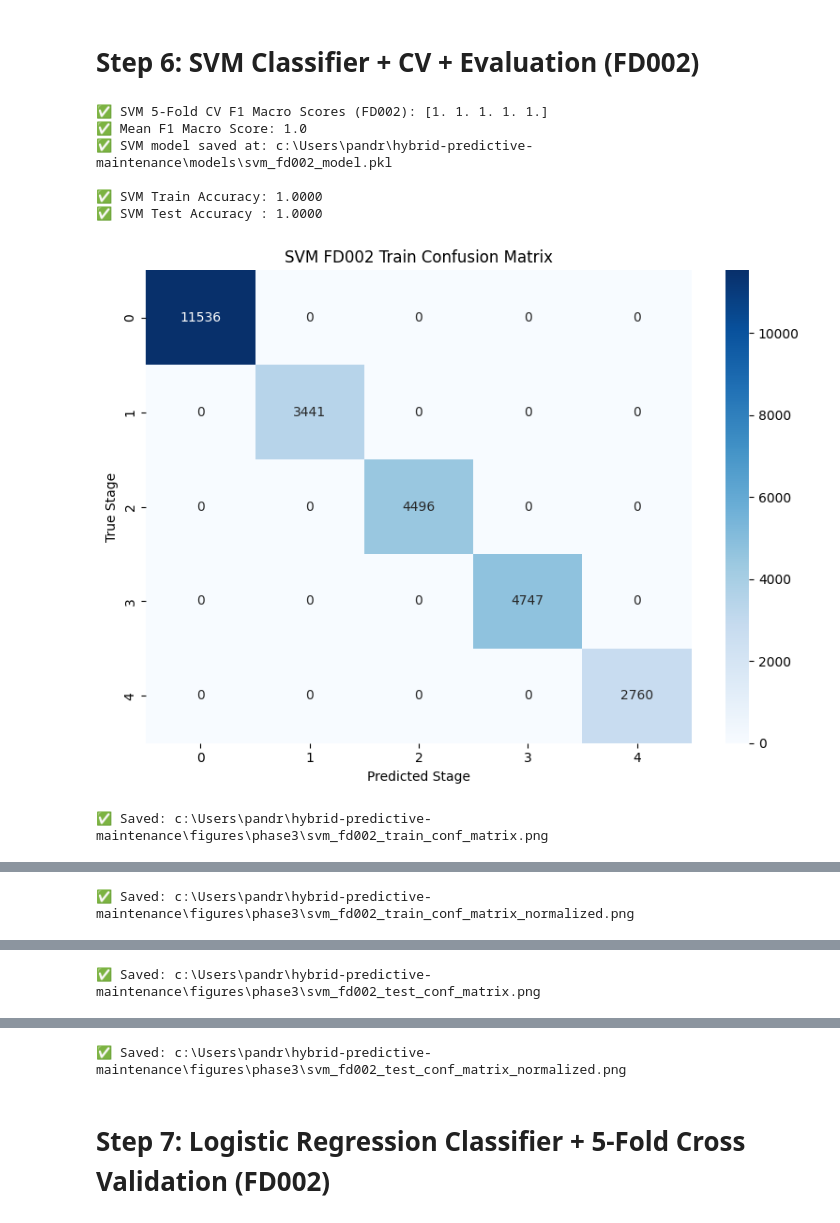
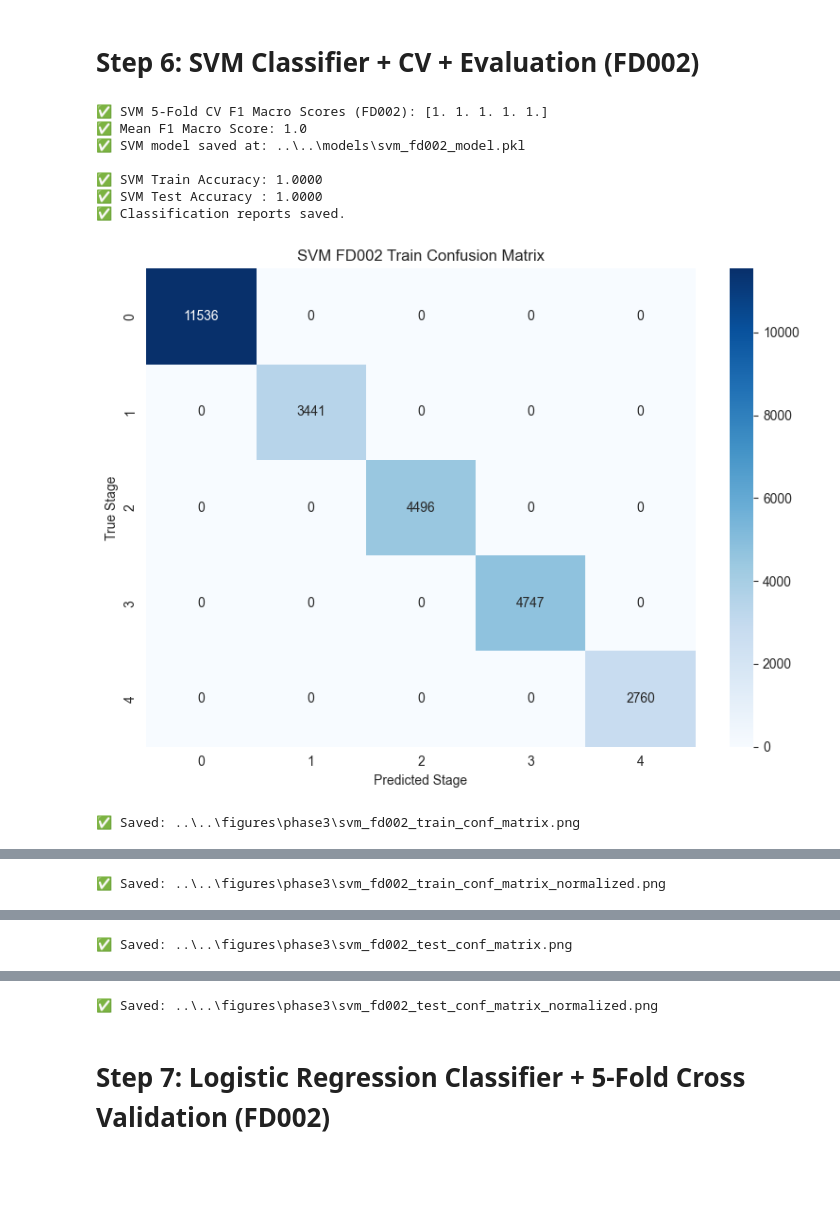
Before and after one commit to sunkenship2025/hybrid-predictive-maintenance, a Jupyter notebook: notebooks/phase3/fd002_classification.ipynb, the cells around one changed output, grey strips where cells are left out. Cells and saved outputs as stored; diff of their text form; code cells hidden in the pictures; blank space fills up the shorter version.

```diff
--- a/notebooks/phase3/fd002_classification.ipynb
+++ b/notebooks/phase3/fd002_classification.ipynb
@@ -93,0 +109,14 @@ Name: count, dtype: int64
+# %%
+# ============================================================
+# Step A: Add Rolling Statistics — Feature Engineering (FD002)
+# ============================================================
+
+ROLLING_WINDOW = 5  # past 5 time steps
+rolling_sensors_fd002 = ['sensor_16', 'sensor_1', 'sensor_19', 'sensor_13', 'sensor_12']
+
+# Use groupby to compute rolling per engine unit
+for sensor in rolling_sensors_fd002:
+    df_fd002[f'{sensor}_roll_mean'] = df_fd002.groupby('unit')[sensor].rolling(window=ROLLING_WINDOW, min_periods=1).mean().reset_index(drop=True)
+    df_fd002[f'{sensor}_roll_std'] = df_fd002.groupby('unit')[sensor].rolling(window=ROLLING_WINDOW, min_periods=1).std().reset_index(drop=True).fillna(0)
+
+print("✅ Rolling mean and std features added for top-variance sensors in FD002.")
@@ -597,14 +677,15 @@ from sklearn.model_selection import StratifiedKFold, cross_val_score
 from sklearn.metrics import accuracy_score, classification_report, confusion_matrix
 import seaborn as sns
 import matplotlib.pyplot as plt
+import numpy as np
 import joblib
 import os
-import numpy as np
 
 # 1. Initialize SVM Classifier
 svm_model_fd002 = SVC(
     kernel='rbf',
     class_weight='balanced',
+    probability=False,  # No need for prob estimates now
     random_state=RANDOM_STATE
 )
 
@@ -626,11 +707,11 @@ print("✅ Mean F1 Macro Score:", np.mean(cv_scores_svm_fd002))
 svm_model_fd002.fit(X_train_scaled_fd002_clean, y_train_fd002_clean)
 
 # 4. Save model
-svm_model_path = os.path.abspath(os.path.join('..', '..', 'models', 'svm_fd002_model.pkl'))
+svm_model_path = os.path.join('..', '..', 'models', 'svm_fd002_model.pkl')
 joblib.dump(svm_model_fd002, svm_model_path)
 print(f"✅ SVM model saved at: {svm_model_path}")
 
-# 5. Predict on Train and Test Sets
+# 5. Predictions
 y_train_pred_svm = svm_model_fd002.predict(X_train_scaled_fd002_clean)
 y_test_pred_svm = svm_model_fd002.predict(X_test_scaled_fd002_clean)
 
@@ -638,56 +719,58 @@ print(f"\n✅ SVM Train Accuracy: {accuracy_score(y_train_fd002_clean, y_train_p
 print(f"✅ SVM Test Accuracy : {accuracy_score(y_test_fd002_clean, y_test_pred_svm):.4f}")
 
 # 6. Save classification reports
-report_dir = os.path.abspath(os.path.join('..', '..', 'report'))
+report_dir = os.path.join('..', '..', 'report')
 os.makedirs(report_dir, exist_ok=True)
 
 with open(os.path.join(report_dir, 'svm_fd002_train_classification_report.txt'), 'w') as f:
     f.write(classification_report(y_train_fd002_clean, y_train_pred_svm))
 
 with open(os.path.join(report_dir, 'svm_fd002_test_classification_report.txt'), 'w') as f:
     f.write(classification_report(y_test_fd002_clean, y_test_pred_svm))
 
-# 7. Plot Confusion Matrices (Raw + Normalized)
+print("✅ Classification reports saved.")
+
+# 7. Plot confusion matrices
 def plot_conf_matrix(y_true, y_pred, title_prefix, filename_prefix, cmap):
-    cm = confusion_matrix(y_true, y_pred)
-    cm_norm = confusion_matrix(y_true, y_pred, normalize='true')
-
-    fig_dir = os.path.abspath(os.path.join('..', '..', 'figures', 'phase3'))
+    fig_dir = os.path.join('..', '..', 'figures', 'phase3')
     os.makedirs(fig_dir, exist_ok=True)
 
-    # Raw CM
-    fig1_path = os.path.join(fig_dir, f"{filename_prefix}.png")
+    # Raw confusion matrix
+    cm = confusion_matrix(y_true, y_pred)
     plt.figure(figsize=(8, 6))
     sns.heatmap(cm, annot=True, fmt='d', cmap=cmap)
-    plt.title(f'{title_prefix} Confusion Matrix')
-    plt.xlabel('Predicted Stage')
-    plt.ylabel('True Stage')
+    plt.title(f"{title_prefix} Confusion Matrix")
+    plt.xlabel("Predicted Stage")
+    plt.ylabel("True Stage")
     plt.tight_layout()
-    plt.savefig(fig1_path)
+    raw_path = os.path.join(fig_dir, f"{filename_prefix}.png")
+    plt.savefig(raw_path)
     plt.show()
-    print(f"✅ Saved: {fig1_path}")
+    print(f"✅ Saved: {raw_path}")
 
-    # Normalized CM
-    fig2_path = os.path.join(fig_dir, f"{filename_prefix}_normalized.png")
+    # Normalized confusion matrix
+    cm_norm = confusion_matrix(y_true, y_pred, normalize='true')
     plt.figure(figsize=(8, 6))
     sns.heatmap(cm_norm, annot=True, fmt='.2f', cmap=cmap)
-    plt.title(f'{title_prefix} Normalized Confusion Matrix')
-    plt.xlabel('Predicted Stage')
-    plt.ylabel('True Stage')
+    plt.title(f"{title_prefix} Normalized Confusion Matrix")
+    plt.xlabel("Predicted Stage")
+    plt.ylabel("True Stage")
     plt.tight_layout()
-    plt.savefig(fig2_path)
+    norm_path = os.path.join(fig_dir, f"{filename_prefix}_normalized.png")
+    plt.savefig(norm_path)
     plt.show()
-    print(f"✅ Saved: {fig2_path}")
+    print(f"✅ Saved: {norm_path}")
 
-# Plot Train and Test Confusion Matrices
+# Plot train and test confusion matrices
 plot_conf_matrix(y_train_fd002_clean, y_train_pred_svm, "SVM FD002 Train", "svm_fd002_train_conf_matrix", 'Blues')
 plot_conf_matrix(y_test_fd002_clean, y_test_pred_svm, "SVM FD002 Test", "svm_fd002_test_conf_matrix", 'Greens')
 # %% [output]
 ✅ SVM 5-Fold CV F1 Macro Scores (FD002): [1. 1. 1. 1. 1.]
 ✅ Mean F1 Macro Score: 1.0
-✅ SVM model saved at: c:\Users\pandr\hybrid-predictive-maintenance\models\svm_fd002_model.pkl
+✅ SVM model saved at: ..\..\models\svm_fd002_model.pkl
 
 ✅ SVM Train Accuracy: 1.0000
 ✅ SVM Test Accuracy : 1.0000
+✅ Classification reports saved.
-[figure, old version]
+[figure, new version]
-✅ Saved: c:\Users\pandr\hybrid-predictive-maintenance\figures\phase3\svm_fd002_train_conf_matrix.png
+✅ Saved: ..\..\figures\phase3\svm_fd002_train_conf_matrix.png
@@ -695 +778 @@ plot_conf_matrix(y_test_fd002_clean, y_test_pred_svm, "SVM FD002 Test", "svm_fd0
-✅ Saved: c:\Users\pandr\hybrid-predictive-maintenance\figures\phase3\svm_fd002_train_conf_matrix_normalized.png
+✅ Saved: ..\..\figures\phase3\svm_fd002_train_conf_matrix_normalized.png
@@ -697 +780 @@ plot_conf_matrix(y_test_fd002_clean, y_test_pred_svm, "SVM FD002 Test", "svm_fd0
-✅ Saved: c:\Users\pandr\hybrid-predictive-maintenance\figures\phase3\svm_fd002_test_conf_matrix.png
+✅ Saved: ..\..\figures\phase3\svm_fd002_test_conf_matrix.png
@@ -699,4 +782,4 @@ plot_conf_matrix(y_test_fd002_clean, y_test_pred_svm, "SVM FD002 Test", "svm_fd0
-✅ Saved: c:\Users\pandr\hybrid-predictive-maintenance\figures\phase3\svm_fd002_test_conf_matrix_normalized.png
+✅ Saved: ..\..\figures\phase3\svm_fd002_test_conf_matrix_normalized.png
 # %% [markdown]
 # Step 7: Logistic Regression Classifier + 5-Fold Cross Validation (FD002)
 # %%
```
Also changed, not shown: parts of 19 cells of this notebook, 23 other files.
